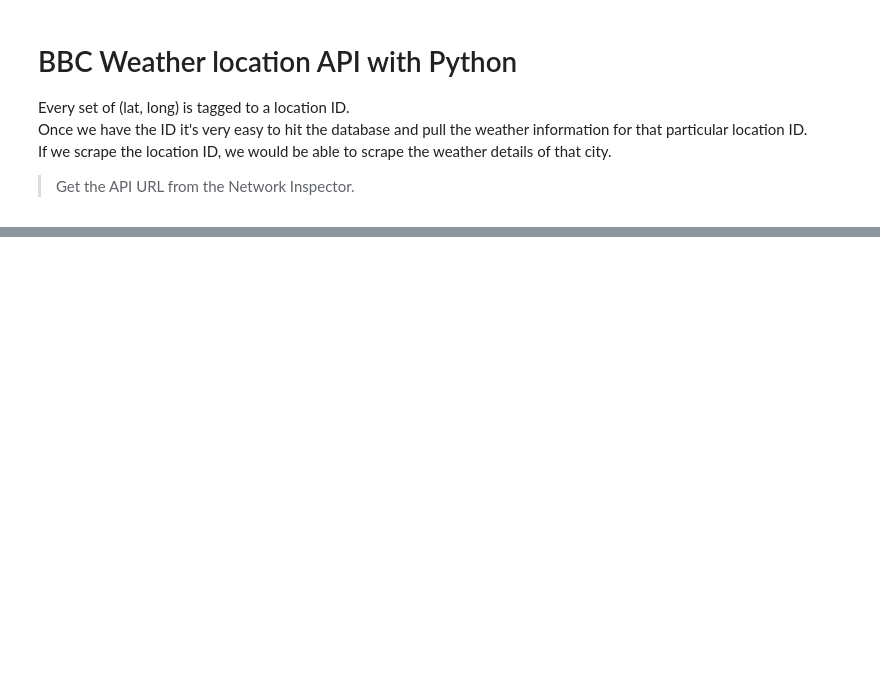
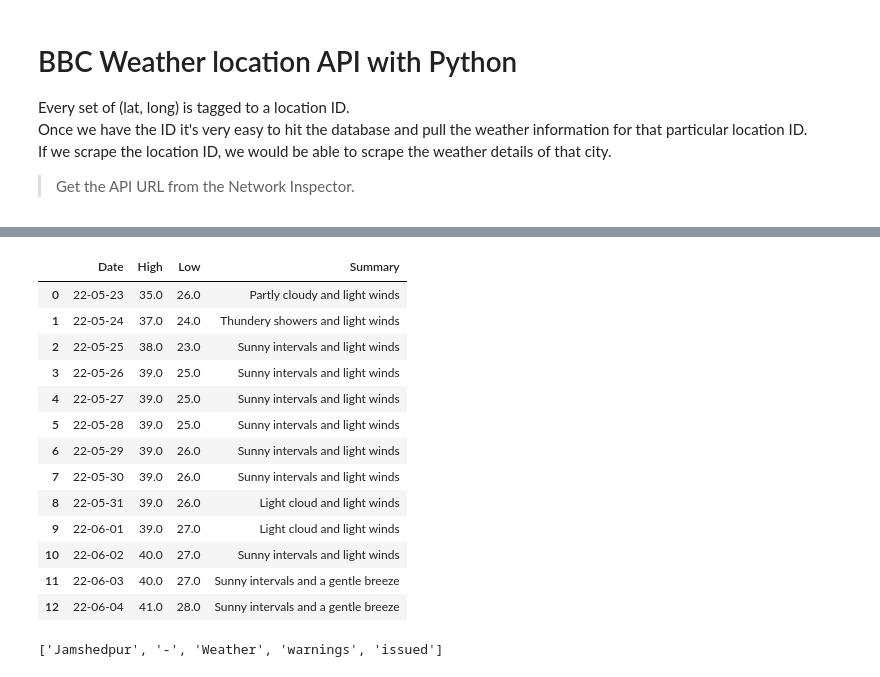
Before and after one commit to sanjeesi/Data-Science, a Jupyter notebook: Data Science IITM/TDS/Module2: Get the Data/Web_Scrapping.ipynb, the cells around one changed output, grey strips where cells are left out. Saved outputs shown, nothing was run; the diff lists cells and outputs as text; code cells hidden in the pictures; blank space fills up the shorter version.

```diff
--- a/Data Science IITM/TDS/Module2: Get the Data/Web_Scrapping.ipynb
+++ b/Data Science IITM/TDS/Module2: Get the Data/Web_Scrapping.ipynb
@@ -37,0 +271,27 @@ ERROR: No matching distribution found for urlib3
+# %%
+# remove the 'degree' character
+df.High = df.High.replace('\°', '', regex=True).astype(float)
+df.Low = df.Low.replace('\°', '', regex=True).astype(float)
+# %%
+display(df)
+# %% [output]
+|  | Date | High | Low | Summary |
+| 0 | 22-05-23 | 35.0 | 26.0 | Partly cloudy and light winds |
+| 1 | 22-05-24 | 37.0 | 24.0 | Thundery showers and light winds |
+| 2 | 22-05-25 | 38.0 | 23.0 | Sunny intervals and light winds |
+| 3 | 22-05-26 | 39.0 | 25.0 | Sunny intervals and light winds |
+| 4 | 22-05-27 | 39.0 | 25.0 | Sunny intervals and light winds |
+| 5 | 22-05-28 | 39.0 | 25.0 | Sunny intervals and light winds |
+| 6 | 22-05-29 | 39.0 | 26.0 | Sunny intervals and light winds |
+| 7 | 22-05-30 | 39.0 | 26.0 | Sunny intervals and light winds |
+| 8 | 22-05-31 | 39.0 | 26.0 | Light cloud and light winds |
+| 9 | 22-06-01 | 39.0 | 27.0 | Light cloud and light winds |
+| 10 | 22-06-02 | 40.0 | 27.0 | Sunny intervals and light winds |
+| 11 | 22-06-03 | 40.0 | 27.0 | Sunny intervals and a gentle breeze |
+| 12 | 22-06-04 | 41.0 | 28.0 | Sunny intervals and a gentle breeze |
+# %%
+# Extract the name of the city for which date is gathered.
+location = soup.find('h1', attrs={'id':'wr-location-name-id'})
+location.text.split()
+# %% [output]
+['Jamshedpur', '-', 'Weather', 'warnings', 'issued']
```
Also changed, not shown: parts of 29 cells of this notebook.
